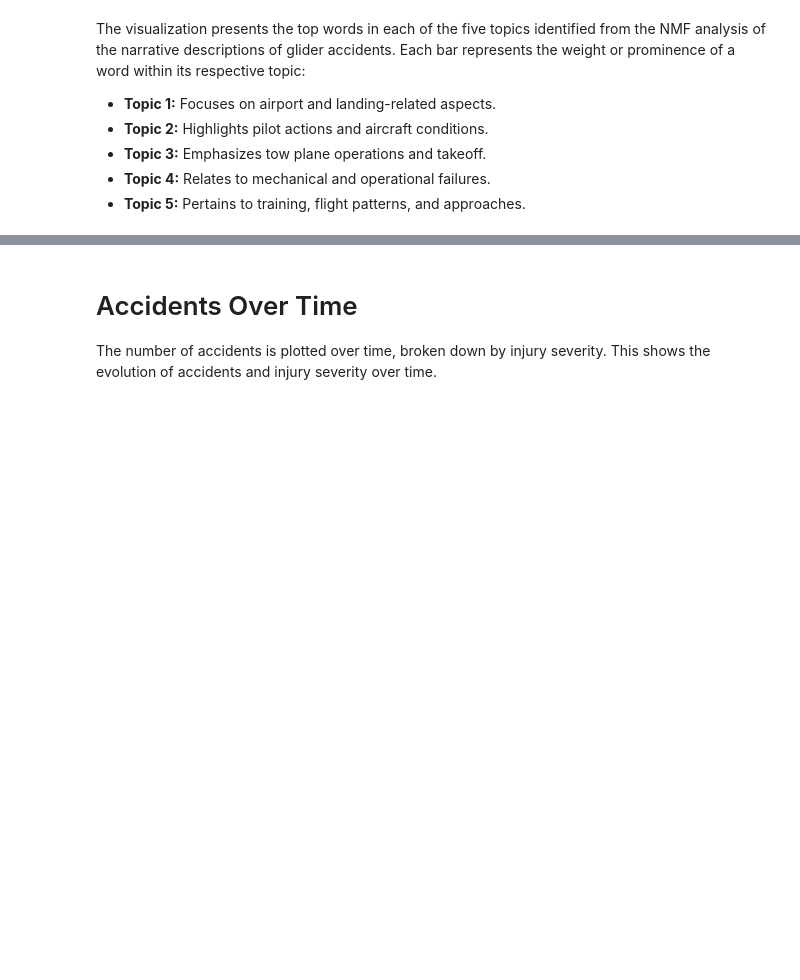
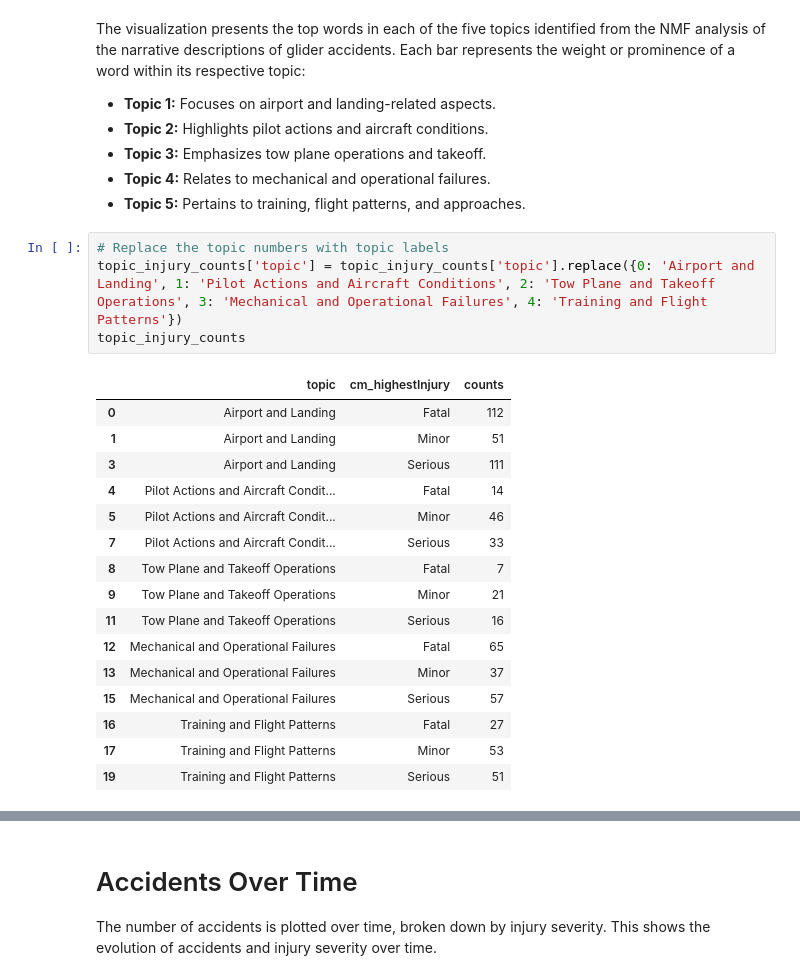
Before and after one commit to AlexCodeGlider/gliderAviationSafety, a Jupyter notebook: glider_aviation_safety.ipynb, the cells around one changed output, grey strips where cells are left out. Cells and saved outputs as stored; diff of their text form; blank space fills up the shorter version.

```diff
--- a/glider_aviation_safety.ipynb
+++ b/glider_aviation_safety.ipynb
@@ -570,3 +570,24 @@ The visualization presents the top words in each of the five topics identified f
 - **Topic 3:** Emphasizes tow plane operations and takeoff.
 - **Topic 4:** Relates to mechanical and operational failures.
 - **Topic 5:** Pertains to training, flight patterns, and approaches.
+# %%
+# Replace the topic numbers with topic labels
+topic_injury_counts['topic'] = topic_injury_counts['topic'].replace({0: 'Airport and Landing', 1: 'Pilot Actions and Aircraft Conditions', 2: 'Tow Plane and Takeoff Operations', 3: 'Mechanical and Operational Failures', 4: 'Training and Flight Patterns'})
+topic_injury_counts
+# %% [output]
+|  | topic | cm_highestInjury | counts |
+| 0 | Airport and Landing | Fatal | 112 |
+| 1 | Airport and Landing | Minor | 51 |
+| 3 | Airport and Landing | Serious | 111 |
+| 4 | Pilot Actions and Aircraft Condit... | Fatal | 14 |
+| 5 | Pilot Actions and Aircraft Condit... | Minor | 46 |
+| 7 | Pilot Actions and Aircraft Condit... | Serious | 33 |
+| 8 | Tow Plane and Takeoff Operations | Fatal | 7 |
+| 9 | Tow Plane and Takeoff Operations | Minor | 21 |
+| 11 | Tow Plane and Takeoff Operations | Serious | 16 |
+| 12 | Mechanical and Operational Failures | Fatal | 65 |
+| 13 | Mechanical and Operational Failures | Minor | 37 |
+| 15 | Mechanical and Operational Failures | Serious | 57 |
+| 16 | Training and Flight Patterns | Fatal | 27 |
+| 17 | Training and Flight Patterns | Minor | 53 |
+| 19 | Training and Flight Patterns | Serious | 51 |
```
Also changed, not shown: parts of 2 cells of this notebook.
